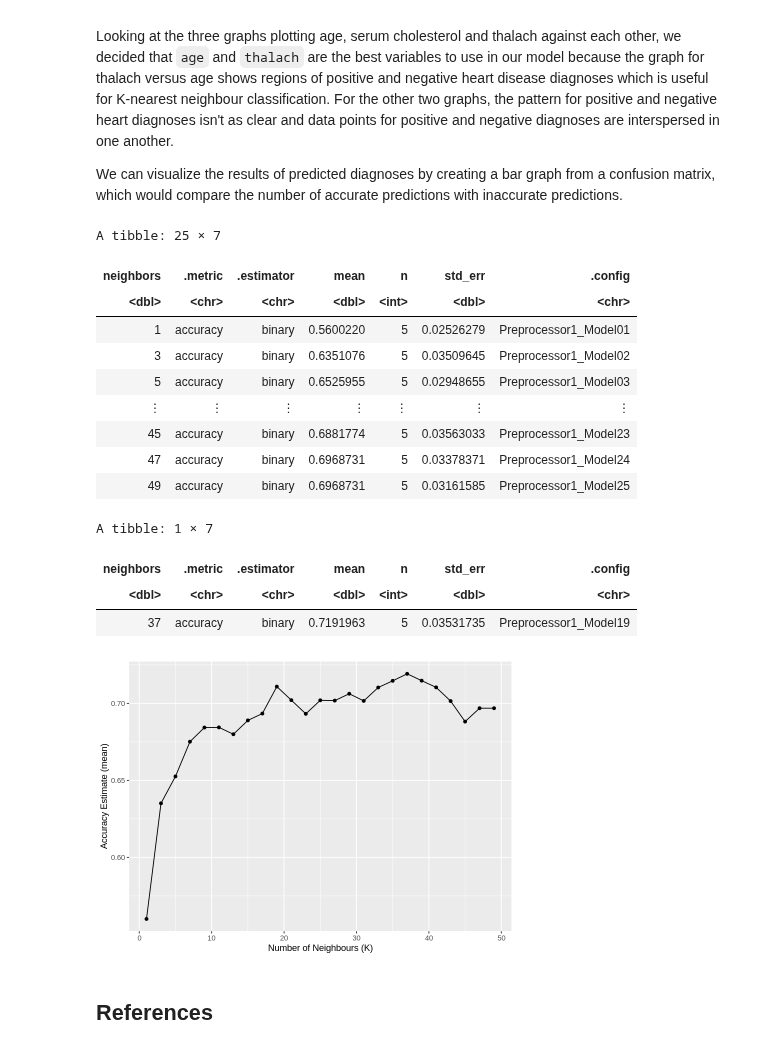
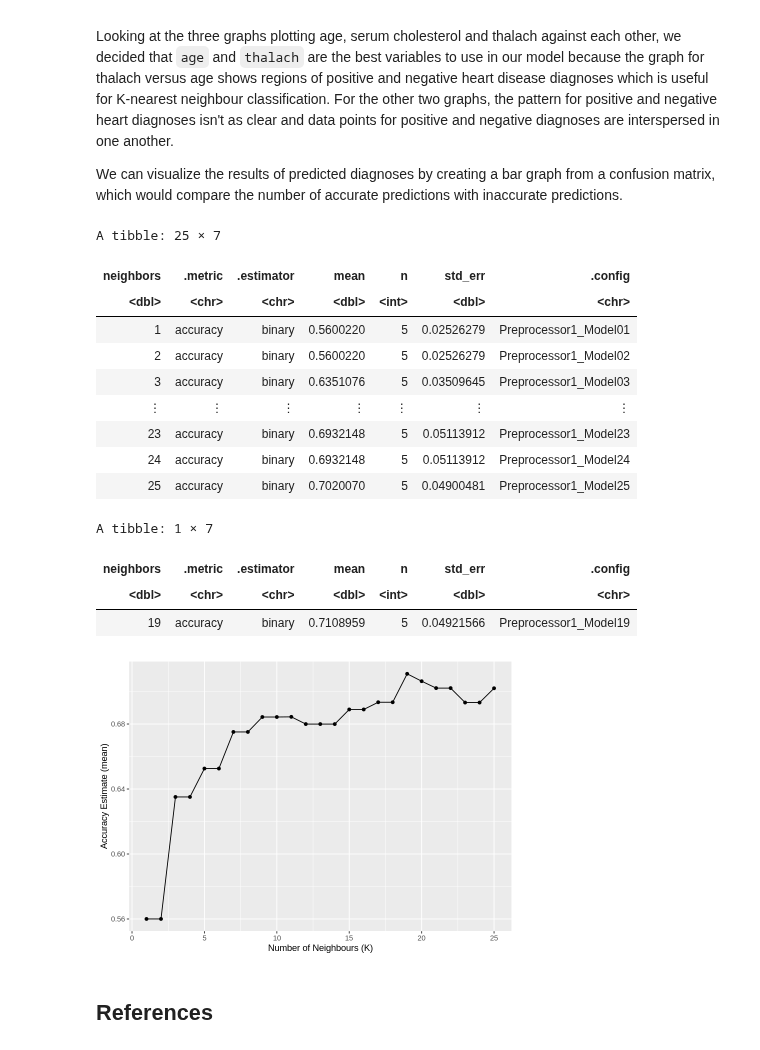
Before and after one commit to kaialami/dsci-007-group-45, a Jupyter notebook: Final-Project.ipynb, the cells around one changed output. Saved outputs shown, nothing was run; the diff lists cells and outputs as text; code cells hidden in the pictures.

```diff
--- a/Final-Project.ipynb
+++ b/Final-Project.ipynb
@@ -302,44 +302,44 @@ knn_spec <- nearest_neighbor(weight_func = "rectangular",
   set_engine("kknn") |>
   set_mode("classification")
 
-k_vals <- tibble(neighbors = seq(from = 1, to = 50, by = 2))
+k_vals <- tibble(neighbors = seq(from = 1, to = 25,by= 1))
 
 knn_results <- workflow() |>
   add_recipe(heart_recipe) |>
   add_model(knn_spec) |>
     tune_grid(resamples= heart_vfold, grid= k_vals) |>
     collect_metrics()
 
 accuracies <- knn_results |>
   filter(.metric == "accuracy")
 accuracies
 
 accuracy_plot <- accuracies |>
     ggplot(aes(x= neighbors, y=mean))+
     geom_point()+
     geom_line() +
     labs(x= "Number of Neighbours (K)", y="Accuracy Estimate (mean)")
 accuracy_plot
 
 best_k <- accuracies |>
-    filter( neighbors== "37")
+    filter( neighbors== "19")
 best_k
 # %% [output]
 A tibble: 25 × 7
 | neighbors | .metric | .estimator | mean | n | std_err | .config |
 | <dbl> | <chr> | <chr> | <dbl> | <int> | <dbl> | <chr> |
 | 1 | accuracy | binary | 0.5600220 | 5 | 0.02526279 | Preprocessor1_Model01 |
-| 3 | accuracy | binary | 0.6351076 | 5 | 0.03509645 | Preprocessor1_Model02 |
-| 5 | accuracy | binary | 0.6525955 | 5 | 0.02948655 | Preprocessor1_Model03 |
+| 2 | accuracy | binary | 0.5600220 | 5 | 0.02526279 | Preprocessor1_Model02 |
+| 3 | accuracy | binary | 0.6351076 | 5 | 0.03509645 | Preprocessor1_Model03 |
 | ⋮ | ⋮ | ⋮ | ⋮ | ⋮ | ⋮ | ⋮ |
-| 45 | accuracy | binary | 0.6881774 | 5 | 0.03563033 | Preprocessor1_Model23 |
-| 47 | accuracy | binary | 0.6968731 | 5 | 0.03378371 | Preprocessor1_Model24 |
-| 49 | accuracy | binary | 0.6968731 | 5 | 0.03161585 | Preprocessor1_Model25 |
+| 23 | accuracy | binary | 0.6932148 | 5 | 0.05113912 | Preprocessor1_Model23 |
+| 24 | accuracy | binary | 0.6932148 | 5 | 0.05113912 | Preprocessor1_Model24 |
+| 25 | accuracy | binary | 0.7020070 | 5 | 0.04900481 | Preprocessor1_Model25 |
 A tibble: 1 × 7
 | neighbors | .metric | .estimator | mean | n | std_err | .config |
 | <dbl> | <chr> | <chr> | <dbl> | <int> | <dbl> | <chr> |
-| 37 | accuracy | binary | 0.7191963 | 5 | 0.03531735 | Preprocessor1_Model19 |
+| 19 | accuracy | binary | 0.7108959 | 5 | 0.04921566 | Preprocessor1_Model19 |
-[figure, old version]
+[figure, new version]
 # %% [markdown]
 ## **References**
 # %% [markdown]
```
